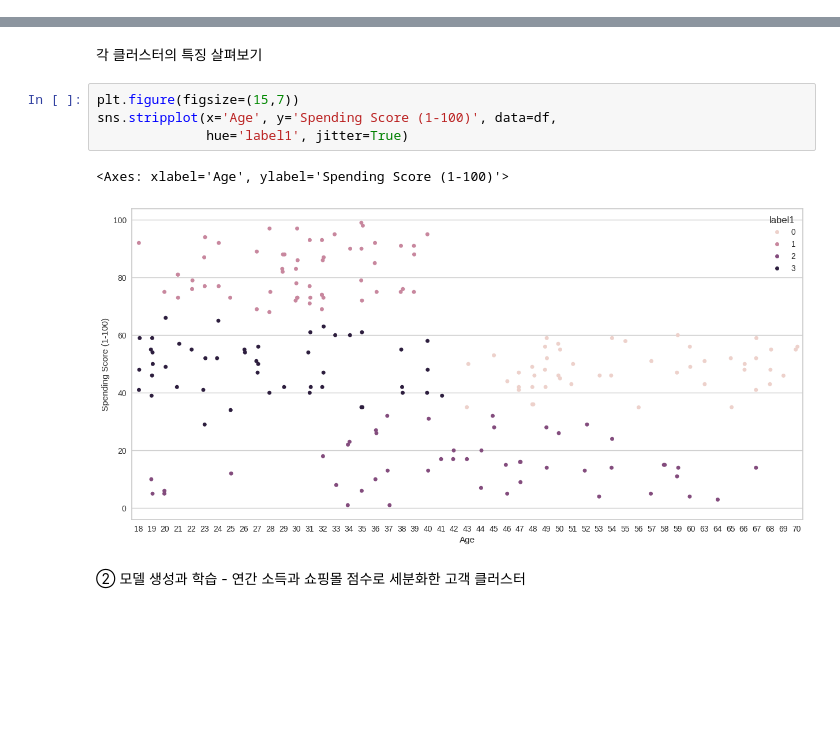
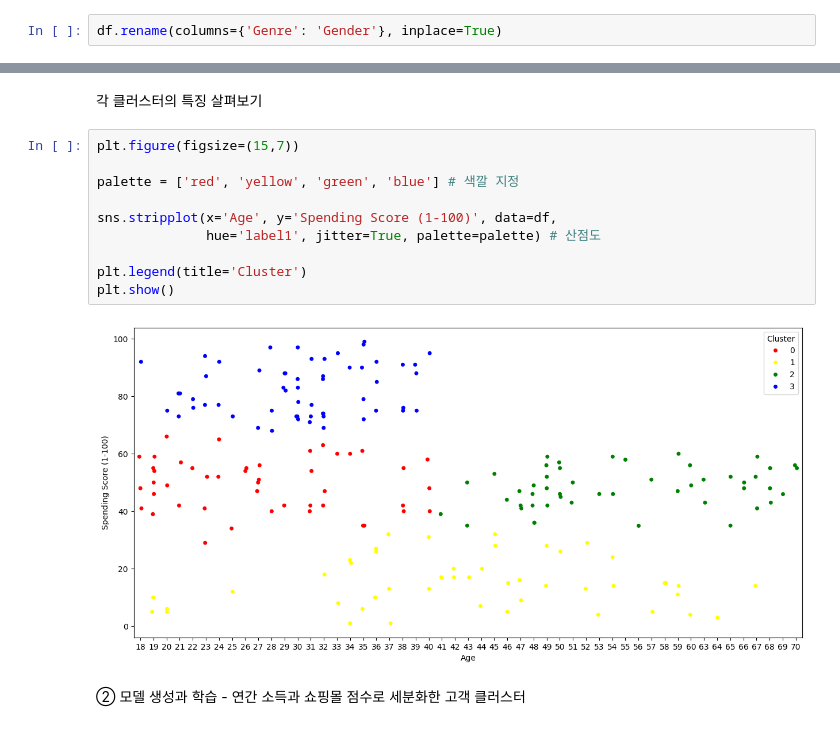
Before and after one commit to among5094/Big-Data-Integrated-Analysis, a Jupyter notebook: week12_CH10_클러스터링을_활용한_쇼핑몰_회원관리/week12_CH10_클러스터링을_활용한_쇼핑몰_회원관리.ipynb, the cells around one changed output, grey strips where cells are left out. Drawn from its saved outputs; the diff is of its cells as text; blank space fills up the shorter version.

```diff
--- a/week12_CH10_클러스터링을_활용한_쇼핑몰_회원관리/week12_CH10_클러스터링을_활용한_쇼핑몰_회원관리.ipynb
+++ b/week12_CH10_클러스터링을_활용한_쇼핑몰_회원관리/week12_CH10_클러스터링을_활용한_쇼핑몰_회원관리.ipynb
@@ -296,0 +326,2 @@ Text(0.5, 1.0, 'Distplot of Spending Score')
+# %%
+df.rename(columns={'Genre': 'Gender'}, inplace=True)
@@ -394,11 +536,16 @@ df.head(20)
 각 클러스터의 특징 살펴보기
 # %%
 plt.figure(figsize=(15,7))
+
+palette = ['red', 'yellow', 'green', 'blue'] # 색깔 지정
+
 sns.stripplot(x='Age', y='Spending Score (1-100)', data=df,
-              hue='label1', jitter=True)
+              hue='label1', jitter=True, palette=palette) # 산점도
+
+plt.legend(title='Cluster')
+plt.show()
 # %% [output]
-<Axes: xlabel='Age', ylabel='Spending Score (1-100)'>
-[figure, old version]
+[figure, new version]
 # %% [markdown]
 ② 모델 생성과 학습 - 연간 소득과 쇼핑몰 점수로 세분화한 고객 클러스터
 # %% [markdown]
```
Also changed, not shown: parts of 25 cells of this notebook.
